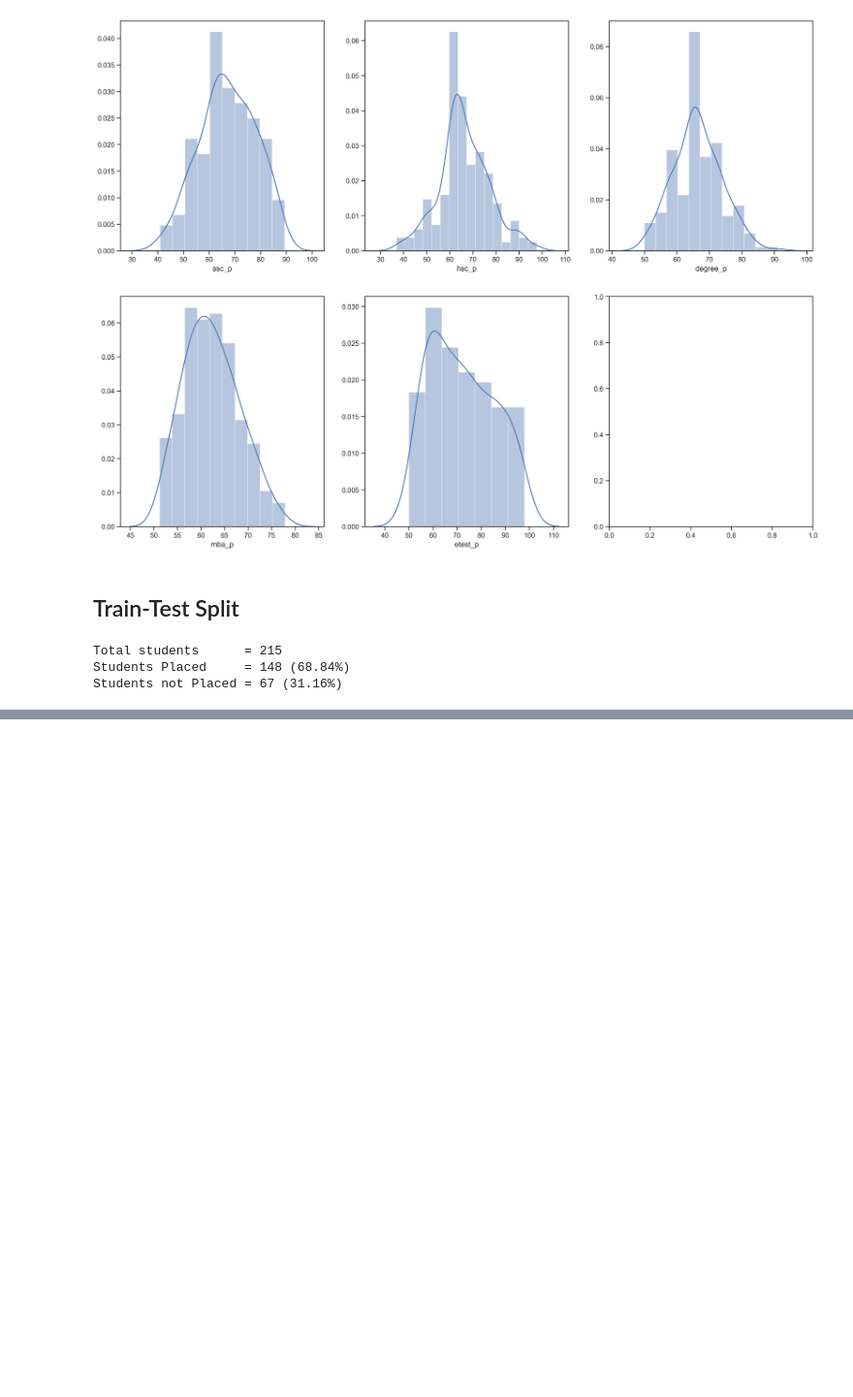
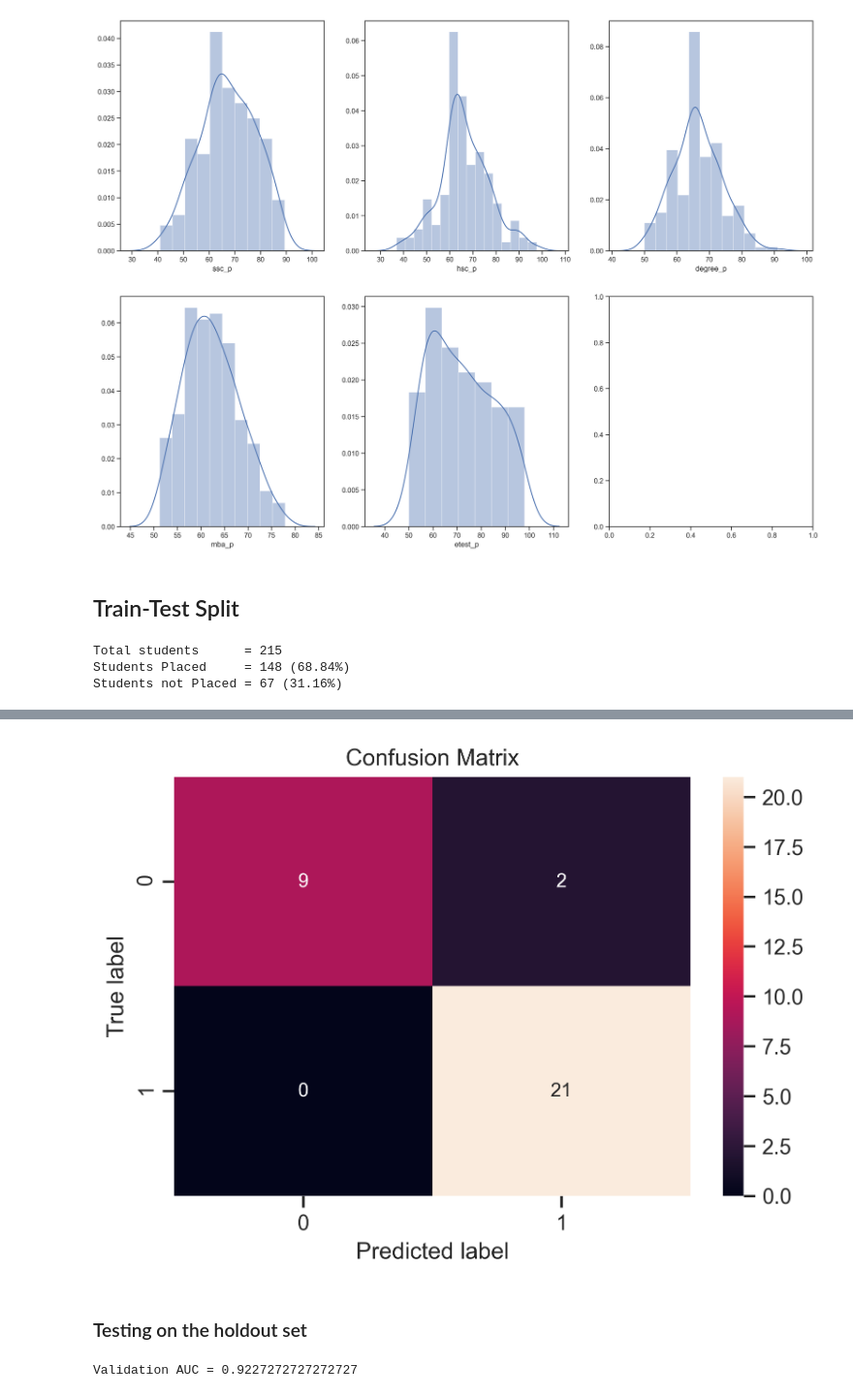
Before and after one commit to meehadjawwad/Campus-Recruitment, a Jupyter notebook: jupyter_notebooks/modelling.ipynb, the cells around one changed output, grey strips where cells are left out. Shown at 97% size. Cells and saved outputs as stored; diff of their text form; code cells hidden in the pictures; blank space fills up the shorter version.

```diff
--- a/jupyter_notebooks/modelling.ipynb
+++ b/jupyter_notebooks/modelling.ipynb
@@ -225,0 +325,20 @@ pipeline_rf = Pipeline([
+# %%
+y_val_pred = pipeline_best.predict(X_val)
+cnf_matrix = confusion_matrix(y_val, y_val_pred)
+
+plt.figure(dpi=300)
+sns.heatmap(cnf_matrix, annot=True)
+plt.title('Confusion Matrix')
+plt.ylabel('True label')
+plt.xlabel('Predicted label');
+# %% [output]
+[figure, added]
+# %% [markdown]
+### Testing on the holdout set
+# %%
+test_prob = pipeline_best.predict_proba(X_test)[:,1]
+test_auc = roc_auc_score(y_test, test_prob)
+
+print("Validation AUC = {}".format(test_auc))
+# %% [output]
+Validation AUC = 0.9227272727272727
```
Also changed, not shown: parts of 24 cells of this notebook.
